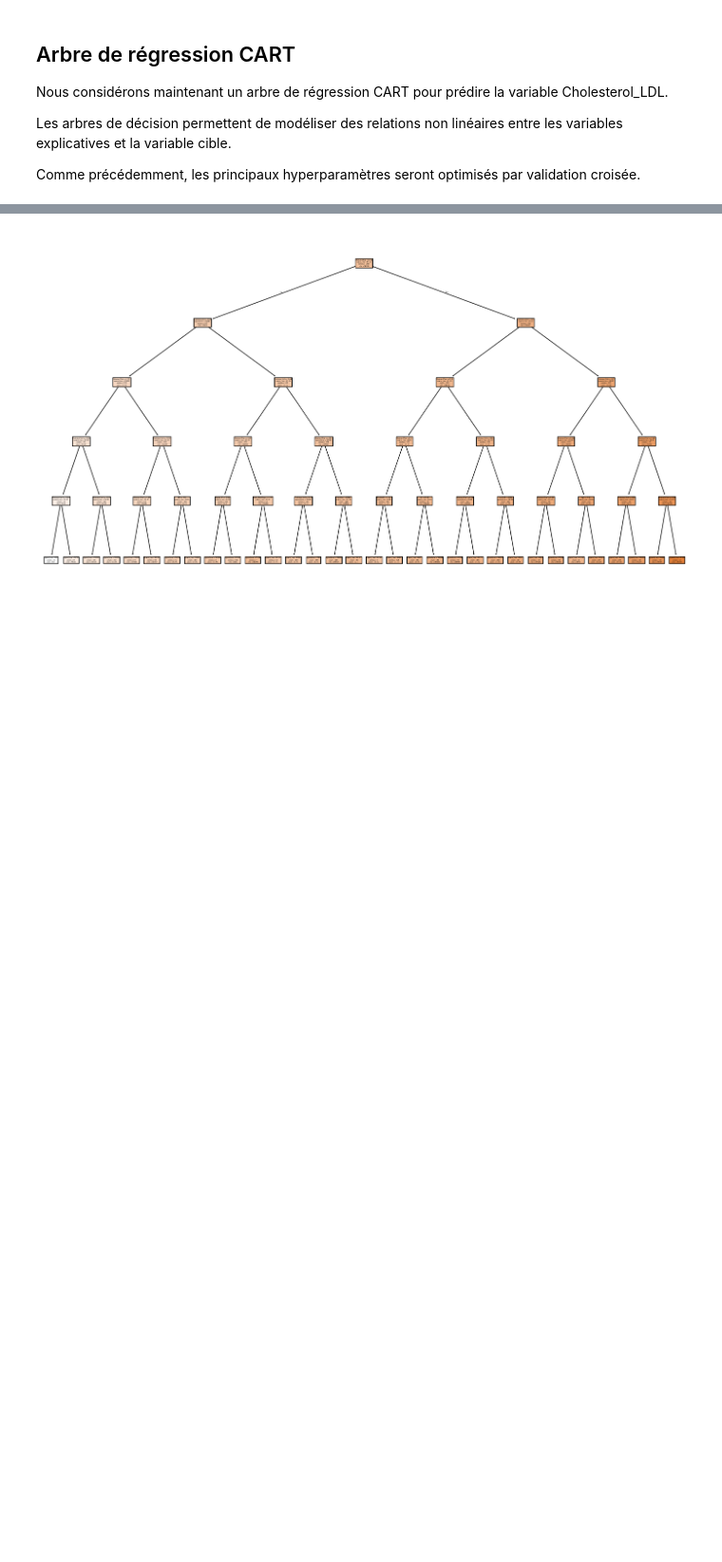
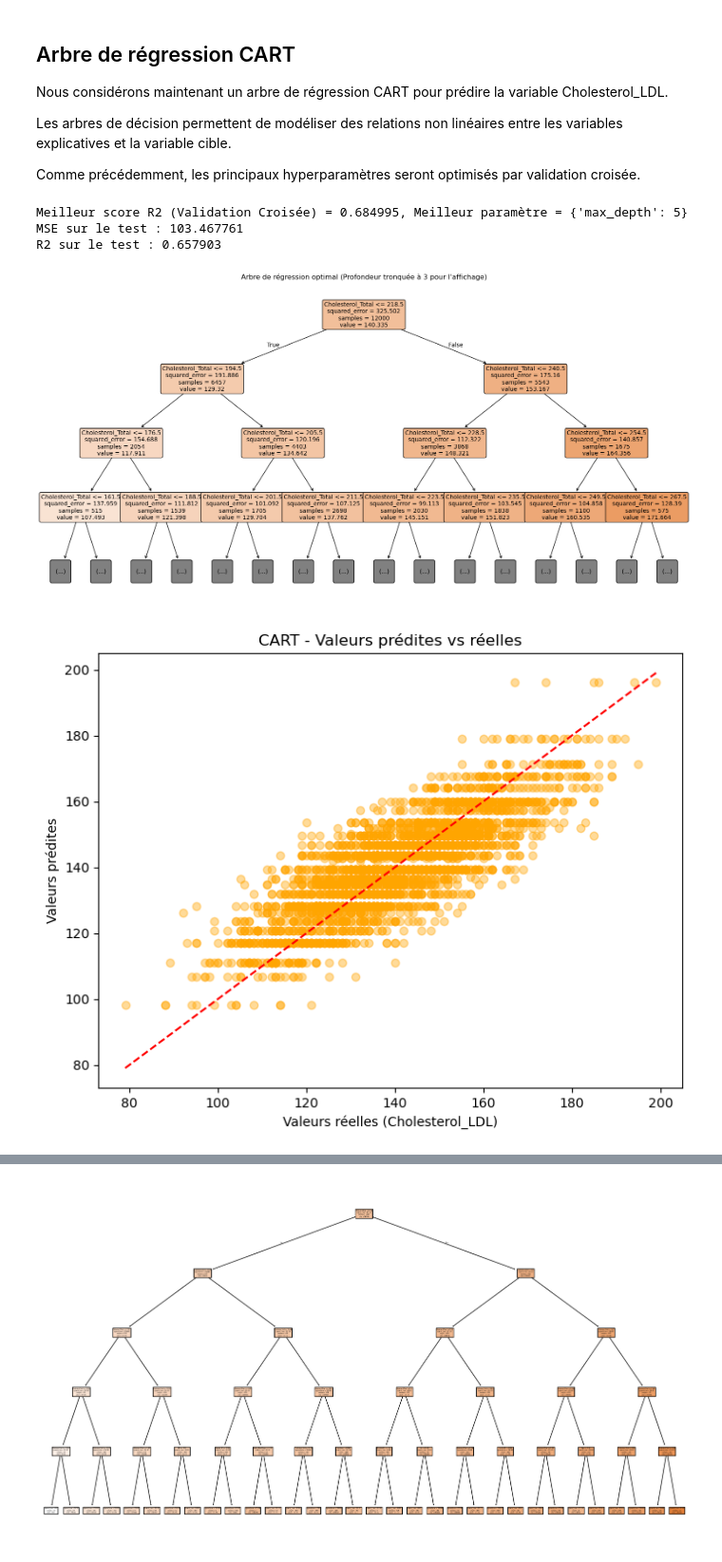
Before and after one commit to AhmedBousbih/Projet-Machine-learning, a Jupyter notebook: Projet_ML_py.ipynb, the cells around one changed output, grey strips where cells are left out. Shown at 95% size. Drawn from its saved outputs; the diff is of its cells as text; code cells hidden in the pictures; blank space fills up the shorter version.

Commit message:
REG CART

```diff
--- a/Projet_ML_py.ipynb
+++ b/Projet_ML_py.ipynb
@@ -1161,5 +1146,45 @@ Nous considérons maintenant un arbre de régression CART pour prédire la varia
 Les arbres de décision permettent de modéliser des relations non linéaires entre les variables explicatives et la variable cible.
 
 Comme précédemment, les principaux hyperparamètres seront optimisés par validation croisée.
+# %%
+from sklearn.tree import DecisionTreeRegressor, plot_tree
+from sklearn.model_selection import GridSearchCV
+from sklearn.metrics import mean_squared_error, r2_score
+import matplotlib.pyplot as plt
+
+# Optimisation de la profondeur de l'arbre
+param_cart_reg = [{"max_depth": list(range(2, 12))}]
+tree_reg = GridSearchCV(DecisionTreeRegressor(random_state=randomseed), param_cart_reg, cv=5, n_jobs=-1, scoring='r2')
+treeOpt_reg = tree_reg.fit(X_train_chol, y_train_chol)
+
+print("Meilleur score R2 (Validation Croisée) = %f, Meilleur paramètre = %s" % (treeOpt_reg.best_score_, treeOpt_reg.best_params_))
+
+# Prévision sur l'échantillon test
+y_chap_tree_reg = treeOpt_reg.predict(X_test_chol)
+
+# Évaluation des erreurs
+print("MSE sur le test : %f" % mean_squared_error(y_test_chol, y_chap_tree_reg))
+print("R2 sur le test : %f" % r2_score(y_test_chol, y_chap_tree_reg))
+
+# Affichage de l'arbre optimal (limité à une profondeur de 3 pour être lisible)
+plt.figure(figsize=(20, 10))
+plot_tree(treeOpt_reg.best_estimator_, feature_names=X_train_chol.columns.tolist(), filled=True, rounded=True, fontsize=10, max_depth=3)
+plt.title("Arbre de régression optimal (Profondeur tronquée à 3 pour l'affichage)")
+plt.show()
+
+# Nuage de points : Prédit vs Réel (pour comparer avec ton SVR)
+plt.figure(figsize=(8, 6))
+plt.scatter(y_test_chol, y_chap_tree_reg, alpha=0.4, color='orange')
+plt.plot([y_test_chol.min(), y_test_chol.max()], [y_test_chol.min(), y_test_chol.max()], 'r--')
+plt.xlabel("Valeurs réelles (Cholesterol_LDL)")
+plt.ylabel("Valeurs prédites")
+plt.title("CART - Valeurs prédites vs réelles")
+plt.show()
+# %% [output]
+Meilleur score R2 (Validation Croisée) = 0.684995, Meilleur paramètre = {'max_depth': 5}
+MSE sur le test : 103.467761
+R2 sur le test : 0.657903
+[figure, added]
+[figure, added]
 # %%
 from sklearn.tree import DecisionTreeRegressor
```
Also changed, not shown: parts of 25 cells of this notebook.
